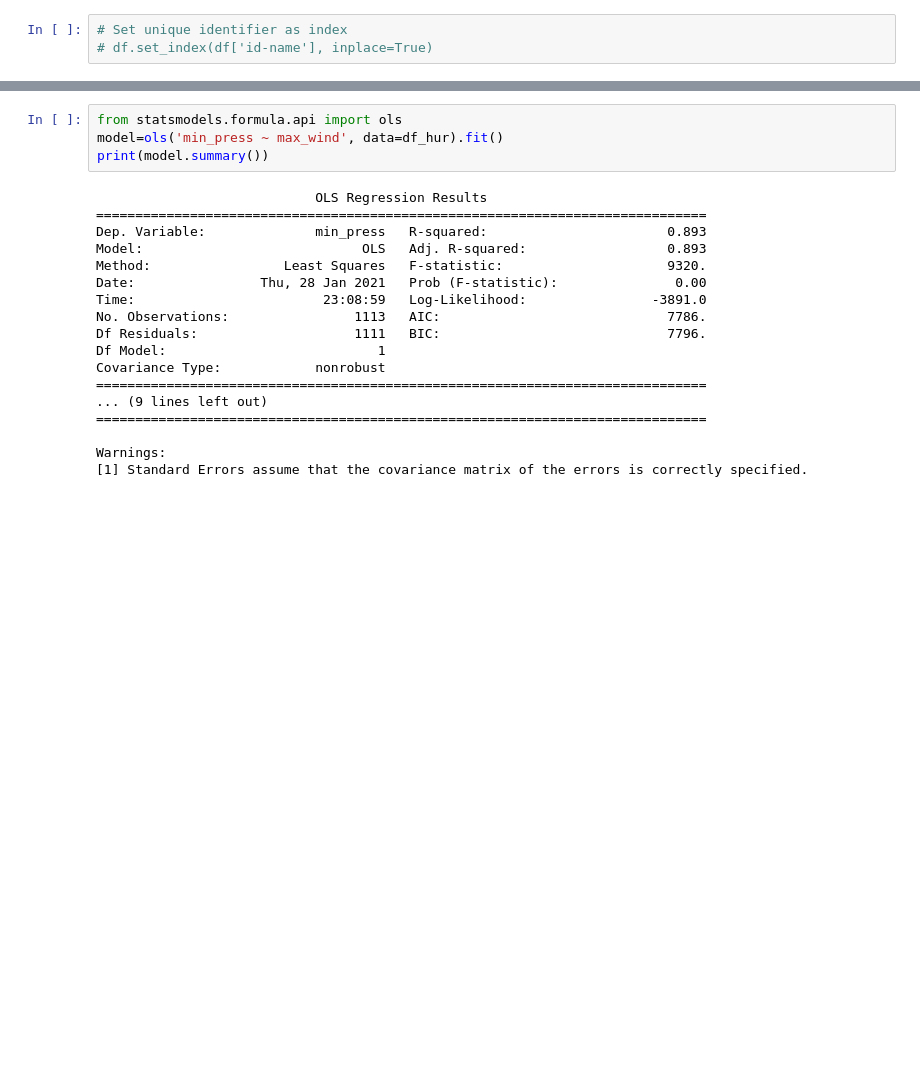
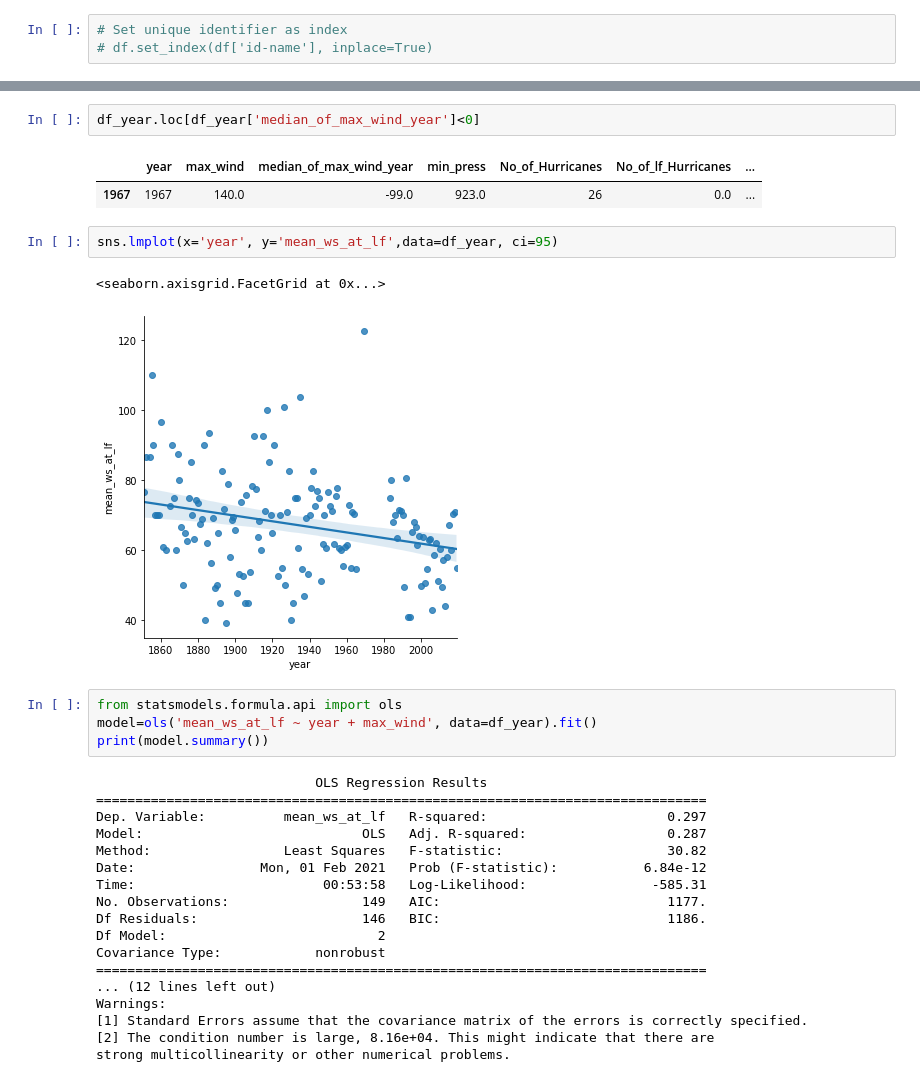
Before and after one commit to nicolascarva/HURDAT, a Jupyter notebook: Hurdat.ipynb, the cells around one changed output, grey strips where cells are left out. Cells and saved outputs as stored; diff of their text form; blank space fills up the shorter version.

```diff
--- a/Hurdat.ipynb
+++ b/Hurdat.ipynb
@@ -278,25 +239,35 @@ plt.scatter(df_year['year'], df_year['min_press'])
+# %%
+df_year.loc[df_year['median_of_max_wind_year']<0]
+# %% [output]
+|  | year | max_wind | median_of_max_wind_year | min_press | No_of_Hurricanes | No_of_lf_Hurricanes | ... |
+| 1967 | 1967 | 140.0 | -99.0 | 923.0 | 26 | 0.0 | ... |
+# %%
+sns.lmplot(x='year', y='mean_ws_at_lf',data=df_year, ci=95)
+# %% [output]
+<seaborn.axisgrid.FacetGrid at 0x...>
+[figure, added]
 # %%
 from statsmodels.formula.api import ols
-model=ols('min_press ~ max_wind', data=df_hur).fit()
+model=ols('mean_ws_at_lf ~ year + max_wind', data=df_year).fit()
 print(model.summary())
 # %% [output]
                             OLS Regression Results
 ==============================================================================
-Dep. Variable:              min_press   R-squared:                       0.893
-Model:                            OLS   Adj. R-squared:                  0.893
-Method:                 Least Squares   F-statistic:                     9320.
-Date:                Thu, 28 Jan 2021   Prob (F-statistic):               0.00
-Time:                        23:08:59   Log-Likelihood:                -3891.0
-No. Observations:                1113   AIC:                             7786.
-Df Residuals:                    1111   BIC:                             7796.
-Df Model:                           1
+Dep. Variable:          mean_ws_at_lf   R-squared:                       0.297
+Model:                            OLS   Adj. R-squared:                  0.287
+Method:                 Least Squares   F-statistic:                     30.82
+Date:                Mon, 01 Feb 2021   Prob (F-statistic):           6.84e-12
+Time:                        00:53:58   Log-Likelihood:                -585.31
+No. Observations:                 149   AIC:                             1177.
+Df Residuals:                     146   BIC:                             1186.
+Df Model:                           2
 Covariance Type:            nonrobust
 ==============================================================================
-... (9 lines left out)
-==============================================================================
-
+... (12 lines left out)
 Warnings:
 [1] Standard Errors assume that the covariance matrix of the errors is correctly specified.
+[2] The condition number is large, 8.16e+04. This might indicate that there are
+strong multicollinearity or other numerical problems.
 # %%
 from statsmodels.formula.api import ols
 model=ols('max_wind ~ year', data=df_year).fit()
```
Also changed, not shown: parts of 33 cells of this notebook.
